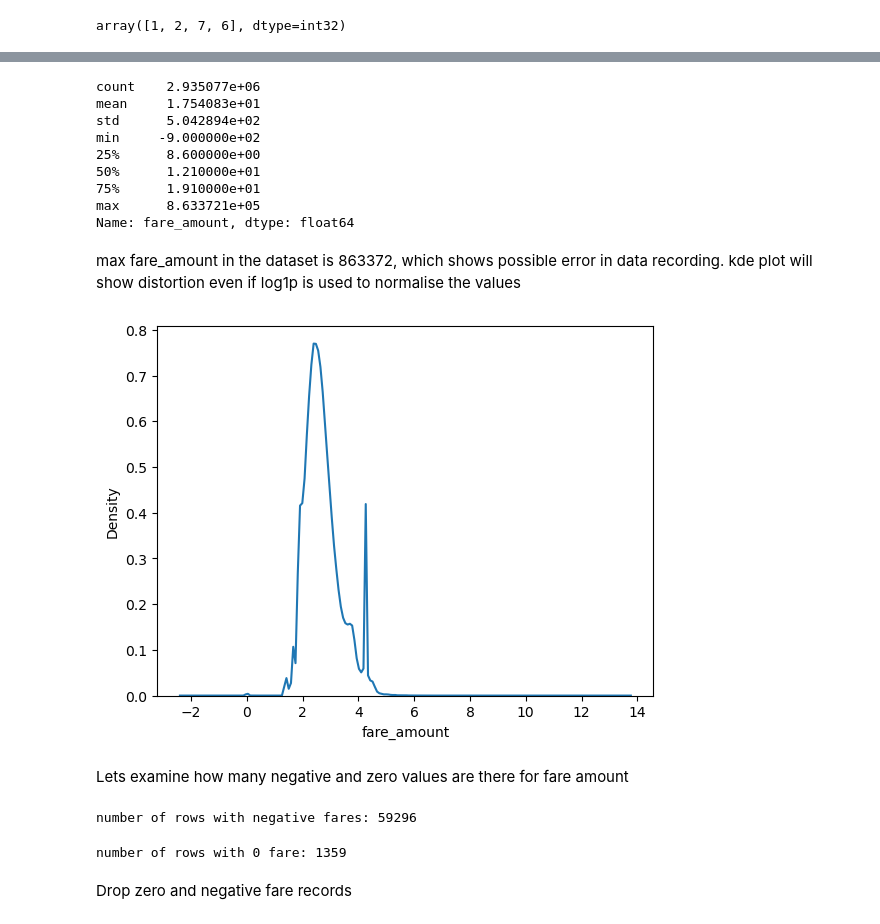
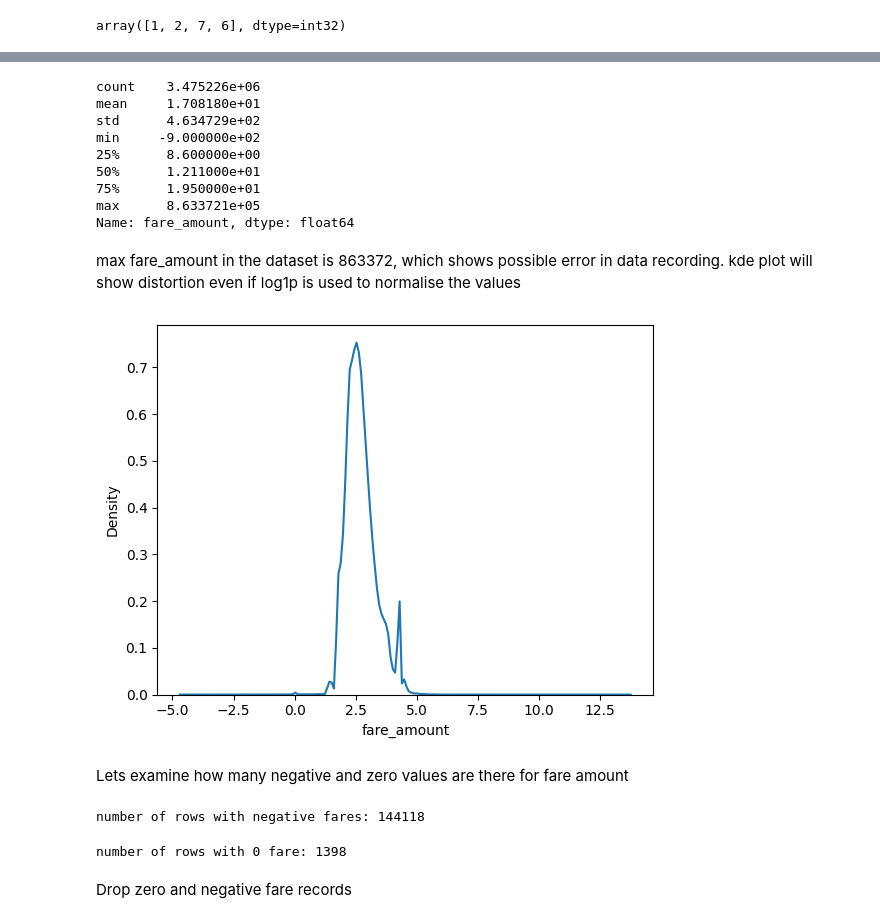
Before and after one commit to anubhavsingh1729/aidqds, a Jupyter notebook: analysis_notebook.ipynb, the cells around one changed output, grey strips where cells are left out. Cells and saved outputs as stored; diff of their text form; code cells hidden in the pictures.

```diff
--- a/analysis_notebook.ipynb
+++ b/analysis_notebook.ipynb
@@ -39,10 +39,10 @@ dt.describe()
 | max | 7.000000e+00 | 2025-02-01 00:00:44 | 2025-02-01 23:44:11 | 9.000000e+00 | 2.764236e+05 | 9.900000e+01 | ... |
 | std | 4.263282e-01 | NaN | NaN | 7.507503e-01 | 5.646016e+02 | 1.163277e+01 | ... |
 # %%
-dt = dt[['VendorID', 'tpep_pickup_datetime', 'tpep_dropoff_datetime',
+dt2 = dt[['VendorID', 'tpep_pickup_datetime', 'tpep_dropoff_datetime',
        'passenger_count', 'trip_distance', 'RatecodeID',
        'PULocationID', 'DOLocationID', 'payment_type', 'fare_amount']]
-dt.head()
+dt2.head()
 # %% [output]
 |  | VendorID | tpep_pickup_datetime | tpep_dropoff_datetime | passenger_count | trip_distance | RatecodeID | ... |
 | 0 | 1 | 2025-01-01 00:18:38 | 2025-01-01 00:26:59 | 1.0 | 1.60 | 1.0 | ... |
@@ -110,15 +110,15 @@ dtype: int64
 
 # using absolute value for fare amount assumes there is just sign error. but negative amounts can reperesent refunds, corrections, or other issues
 # %%
-dt['fare_amount'].describe()
+dt2['fare_amount'].describe()
 # %% [output]
-count    2.935077e+06
-mean     1.754083e+01
-std      5.042894e+02
+count    3.475226e+06
+mean     1.708180e+01
+std      4.634729e+02
 min     -9.000000e+02
 25%      8.600000e+00
-50%      1.210000e+01
-75%      1.910000e+01
+50%      1.211000e+01
+75%      1.950000e+01
 max      8.633721e+05
 Name: fare_amount, dtype: float64
 # %% [markdown]
@@ -126,23 +126,23 @@ max fare_amount in the dataset is 863372, which shows possible error in data rec
 # %%
 import seaborn as sns
 
-sns.kdeplot(np.log1p(dt['fare_amount']))
+sns.kdeplot(np.log1p(dt2['fare_amount']))
 plt.grid(False)
 #plt.axvline(50000,0,1,c='black',ls='--')
 
 plt.show()
 # %% [output]
-[figure, old version]
+[figure, new version]
 # %% [markdown]
 Lets examine how many negative and zero values are there for fare amount
 # %%
-print(f"number of rows with negative fares: {(dt['fare_amount']<0).sum()}")
+print(f"number of rows with negative fares: {(dt2['fare_amount']<0).sum()}")
 # %% [output]
-number of rows with negative fares: 59296
+number of rows with negative fares: 144118
 # %%
-print(f"number of rows with 0 fare: {(dt['fare_amount']==0).sum()}")
+print(f"number of rows with 0 fare: {(dt2['fare_amount']==0).sum()}")
 # %% [output]
-number of rows with 0 fare: 1359
+number of rows with 0 fare: 1398
 # %% [markdown]
 Drop zero and negative fare records
 # %%
```
Also changed, not shown: parts of 11 cells of this notebook.
